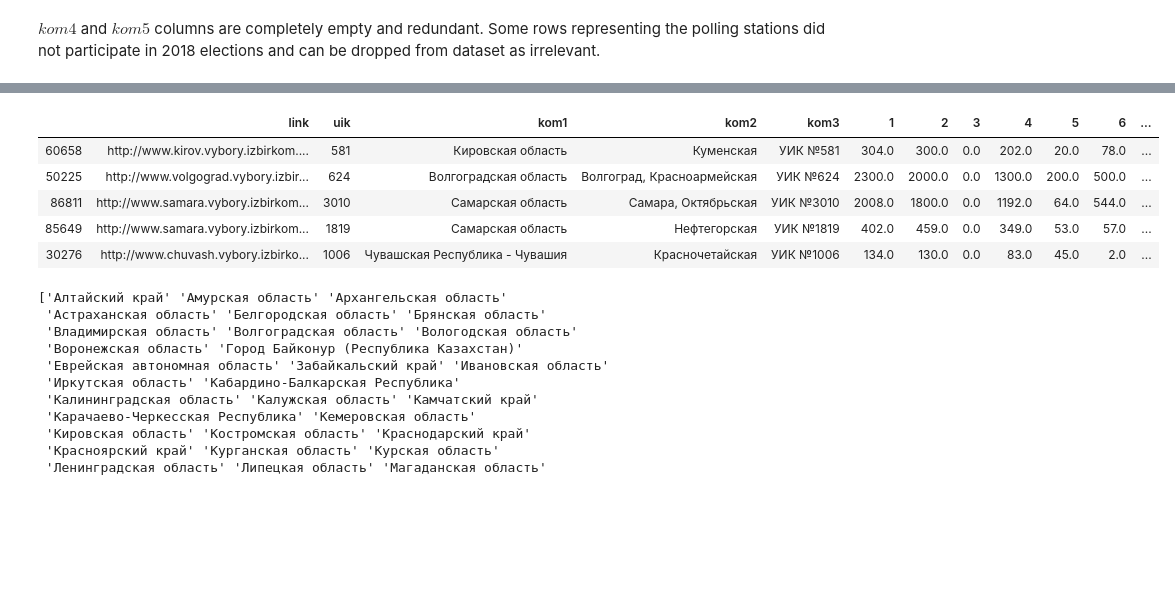
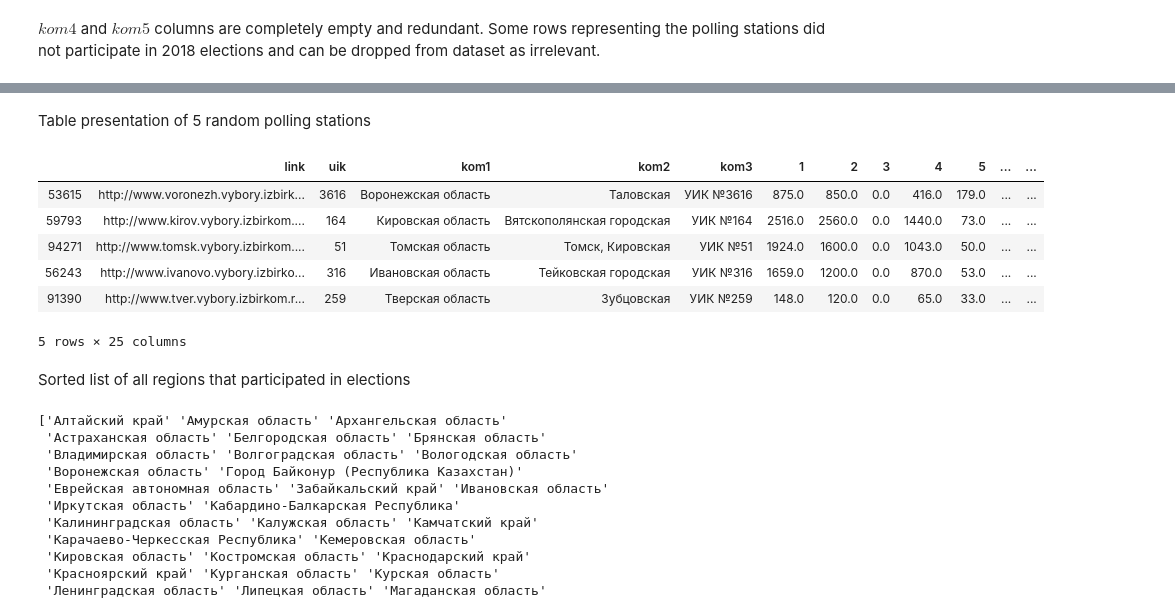
Before and after one commit to LeviiBereg/2018-Election-anomaly-detection, a Jupyter notebook: Presidential election 2018 analysis.ipynb, the cells around one changed output, grey strips where cells are left out. Cells and saved outputs as stored; diff of their text form; code cells hidden in the pictures; blank space fills up the shorter version.

```diff
--- a/Presidential election 2018 analysis.ipynb
+++ b/Presidential election 2018 analysis.ipynb
@@ -146,12 +44,17 @@ chechen_df
+# %% [markdown]
+Table presentation of 5 random polling stations
 # %%
-elect_df.iloc[np.random.choice(range(len(elect_df)), 5)]
+elect_df.iloc[np.random.choice(len(elect_df), 5)]
 # %% [output]
-|  | link | uik | kom1 | kom2 | kom3 | 1 | 2 | 3 | 4 | 5 | 6 | ... |
-| 60658 | http://www.kirov.vybory.izbirkom.... | 581 | Кировская область | Куменская | УИК №581 | 304.0 | 300.0 | 0.0 | 202.0 | 20.0 | 78.0 | ... |
-| 50225 | http://www.volgograd.vybory.izbir... | 624 | Волгоградская область | Волгоград, Красноармейская | УИК №624 | 2300.0 | 2000.0 | 0.0 | 1300.0 | 200.0 | 500.0 | ... |
-| 86811 | http://www.samara.vybory.izbirkom... | 3010 | Самарская область | Самара, Октябрьская | УИК №3010 | 2008.0 | 1800.0 | 0.0 | 1192.0 | 64.0 | 544.0 | ... |
-| 85649 | http://www.samara.vybory.izbirkom... | 1819 | Самарская область | Нефтегорская | УИК №1819 | 402.0 | 459.0 | 0.0 | 349.0 | 53.0 | 57.0 | ... |
-| 30276 | http://www.chuvash.vybory.izbirko... | 1006 | Чувашская Республика - Чувашия | Красночетайская | УИК №1006 | 134.0 | 130.0 | 0.0 | 83.0 | 45.0 | 2.0 | ... |
+|  | link | uik | kom1 | kom2 | kom3 | 1 | 2 | 3 | 4 | 5 | ... | ... |
+| 53615 | http://www.voronezh.vybory.izbirk... | 3616 | Воронежская область | Таловская | УИК №3616 | 875.0 | 850.0 | 0.0 | 416.0 | 179.0 | ... | ... |
+| 59793 | http://www.kirov.vybory.izbirkom.... | 164 | Кировская область | Вятскополянская городская | УИК №164 | 2516.0 | 2560.0 | 0.0 | 1440.0 | 73.0 | ... | ... |
+| 94271 | http://www.tomsk.vybory.izbirkom.... | 51 | Томская область | Томск, Кировская | УИК №51 | 1924.0 | 1600.0 | 0.0 | 1043.0 | 50.0 | ... | ... |
+| 56243 | http://www.ivanovo.vybory.izbirko... | 316 | Ивановская область | Тейковская городская | УИК №316 | 1659.0 | 1200.0 | 0.0 | 870.0 | 53.0 | ... | ... |
+| 91390 | http://www.tver.vybory.izbirkom.r... | 259 | Тверская область | Зубцовская | УИК №259 | 148.0 | 120.0 | 0.0 | 65.0 | 33.0 | ... | ... |
+5 rows × 25 columns
+# %% [markdown]
+Sorted list of all regions that participated in elections
 # %%
 print(np.sort(elect_df.kom1.unique()))
 # %% [output]
```
Also changed, not shown: parts of 49 cells of this notebook, 1 other file.
